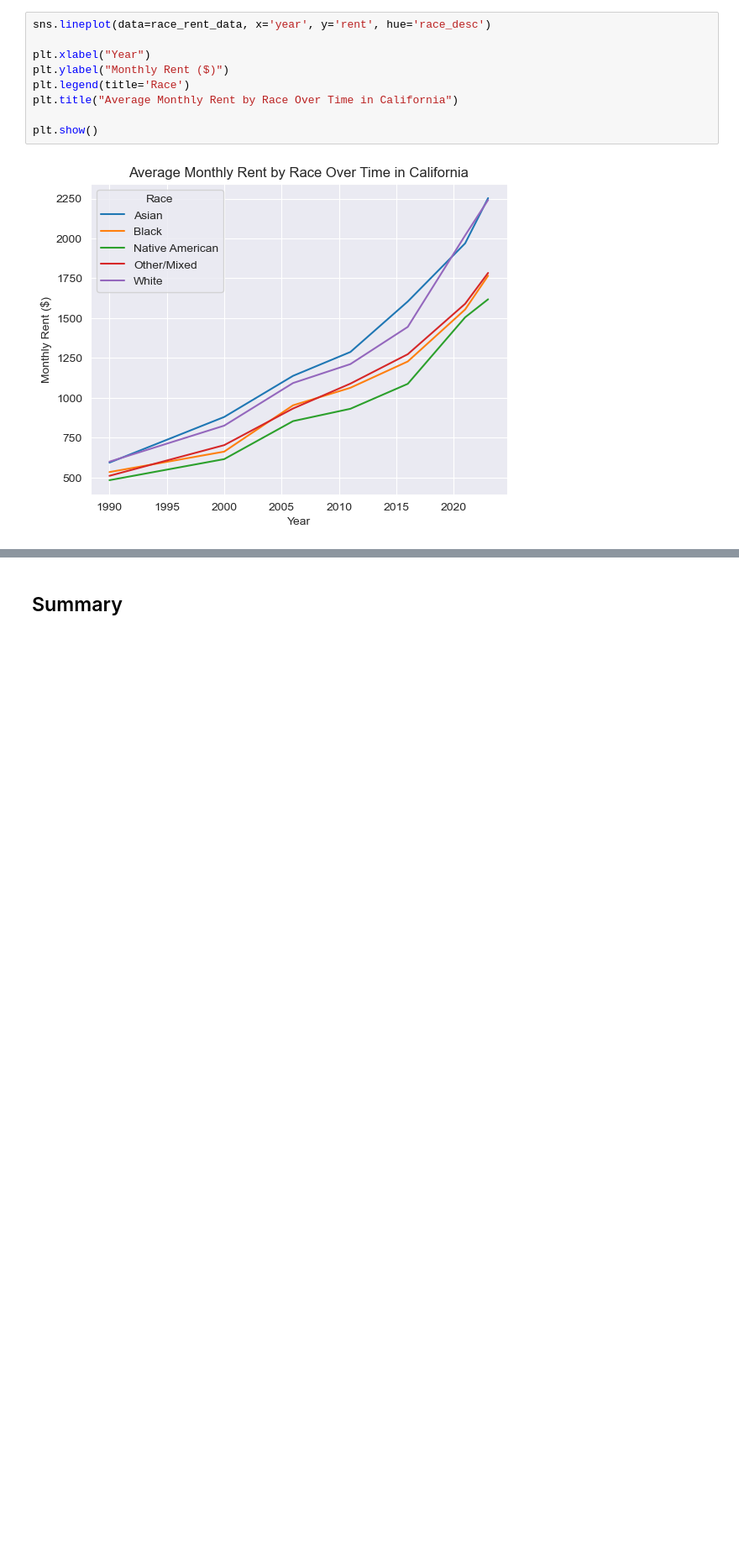
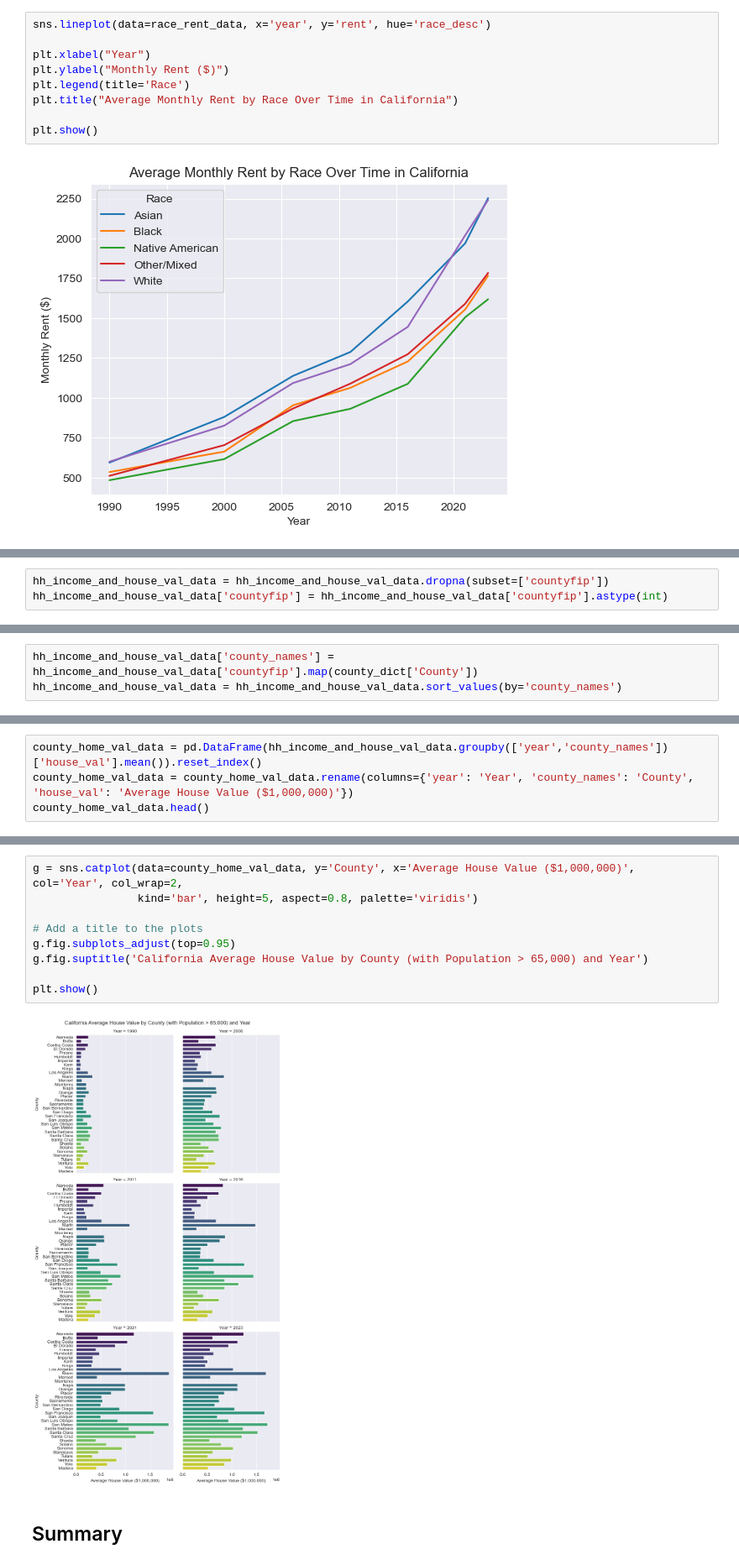
Before and after one commit to dpc43/Data271Project, a Jupyter notebook: Final_Project_Main_HC.ipynb, the cells around one changed output, grey strips where cells are left out. Shown at 84% size. Drawn from its saved outputs; the diff is of its cells as text; blank space fills up the shorter version.

```diff
--- a/Final_Project_Main_HC.ipynb
+++ b/Final_Project_Main_HC.ipynb
@@ -1158,0 +1296,3 @@ plt.show()
+# %%
+hh_income_and_house_val_data = hh_income_and_house_val_data.dropna(subset=['countyfip'])
+hh_income_and_house_val_data['countyfip'] = hh_income_and_house_val_data['countyfip'].astype(int)
@@ -1158,0 +1301,3 @@ plt.show()
+# %%
+hh_income_and_house_val_data['county_names'] = hh_income_and_house_val_data['countyfip'].map(county_dict['County'])
+hh_income_and_house_val_data = hh_income_and_house_val_data.sort_values(by='county_names')
@@ -1158,0 +1306,4 @@ plt.show()
+# %%
+county_home_val_data = pd.DataFrame(hh_income_and_house_val_data.groupby(['year','county_names'])['house_val'].mean()).reset_index()
+county_home_val_data = county_home_val_data.rename(columns={'year': 'Year', 'county_names': 'County', 'house_val': 'Average House Value ($1,000,000)'})
+county_home_val_data.head()
@@ -1159,2 +1321,13 @@ plt.show()
+# %%
+g = sns.catplot(data=county_home_val_data, y='County', x='Average House Value ($1,000,000)', col='Year', col_wrap=2,
+                kind='bar', height=5, aspect=0.8, palette='viridis')
+
+# Add a title to the plots
+g.fig.subplots_adjust(top=0.95)
+g.fig.suptitle('California Average House Value by County (with Population > 65,000) and Year')
+
+plt.show()
+# %% [output]
+[figure, added]
 # %% [markdown]
 ## Summary
```
Also changed, not shown: parts of 30 cells of this notebook.
